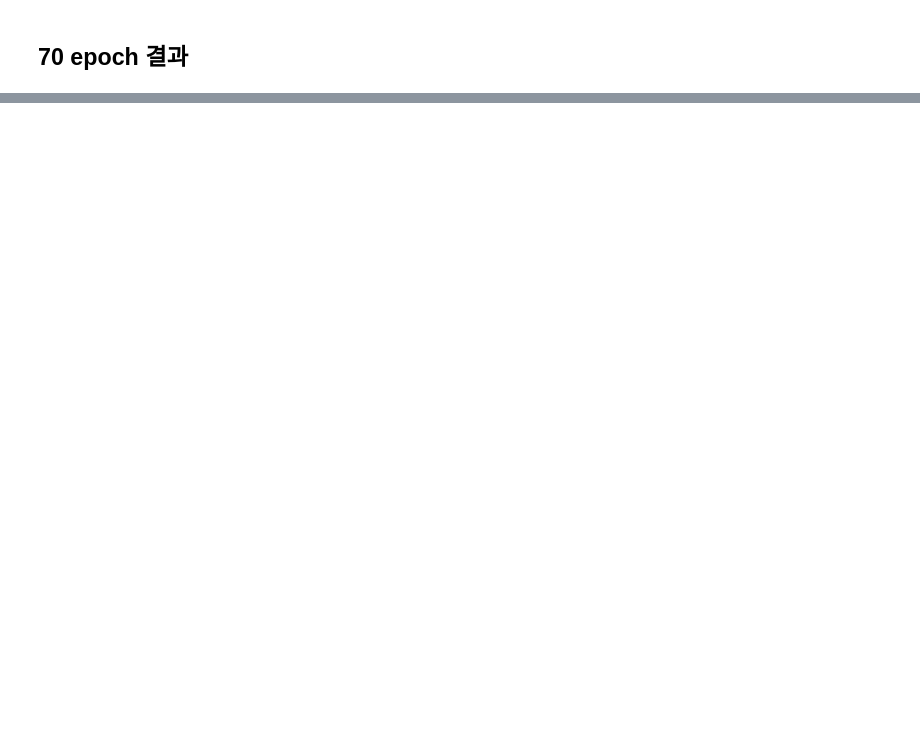
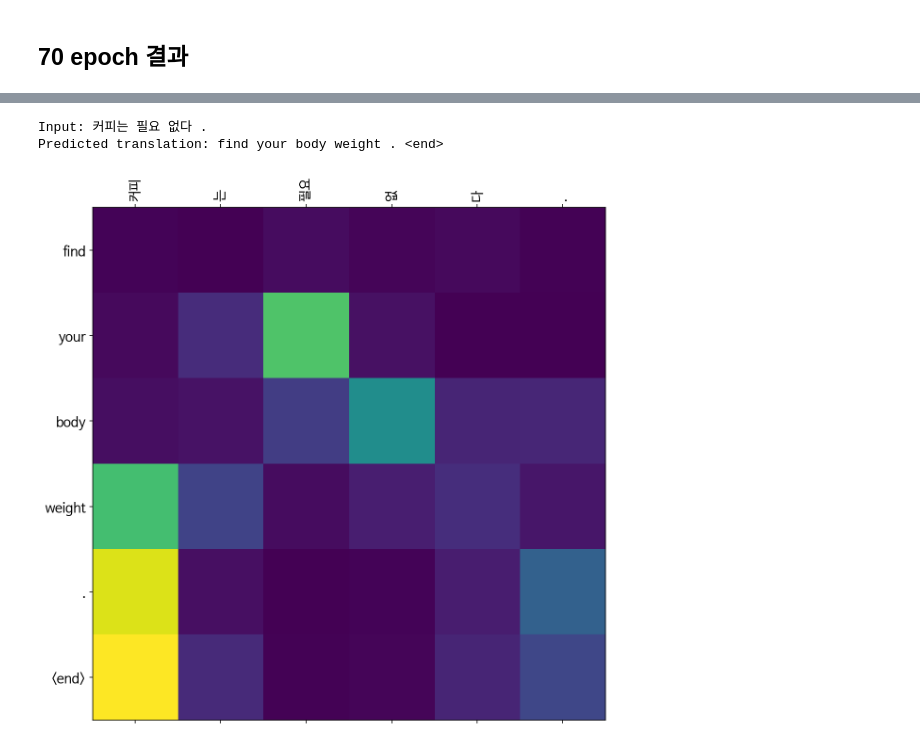
Before and after one commit to seongyeon1/aiffel, a Jupyter notebook: GoingDeeper/s2s/Seq2seq으로 번역기 만들기 [프로젝트]-v3.ipynb, the cells around one changed output, grey strips where cells are left out. Saved outputs shown, nothing was run; the diff lists cells and outputs as text; code cells hidden in the pictures; blank space fills up the shorter version.

```diff
--- a/GoingDeeper/s2s/Seq2seq으로 번역기 만들기 [프로젝트]-v3.ipynb
+++ b/GoingDeeper/s2s/Seq2seq으로 번역기 만들기 [프로젝트]-v3.ipynb
@@ -976,0 +1038,6 @@ translate(cases[3], encoder, decoder)
+# %%
+translate(cases[2], encoder, decoder)
+# %% [output]
+Input: 커피는 필요 없다 .
+Predicted translation: find your body weight . <end>
+[figure, added]
```
Also changed, not shown: parts of 25 cells of this notebook.
